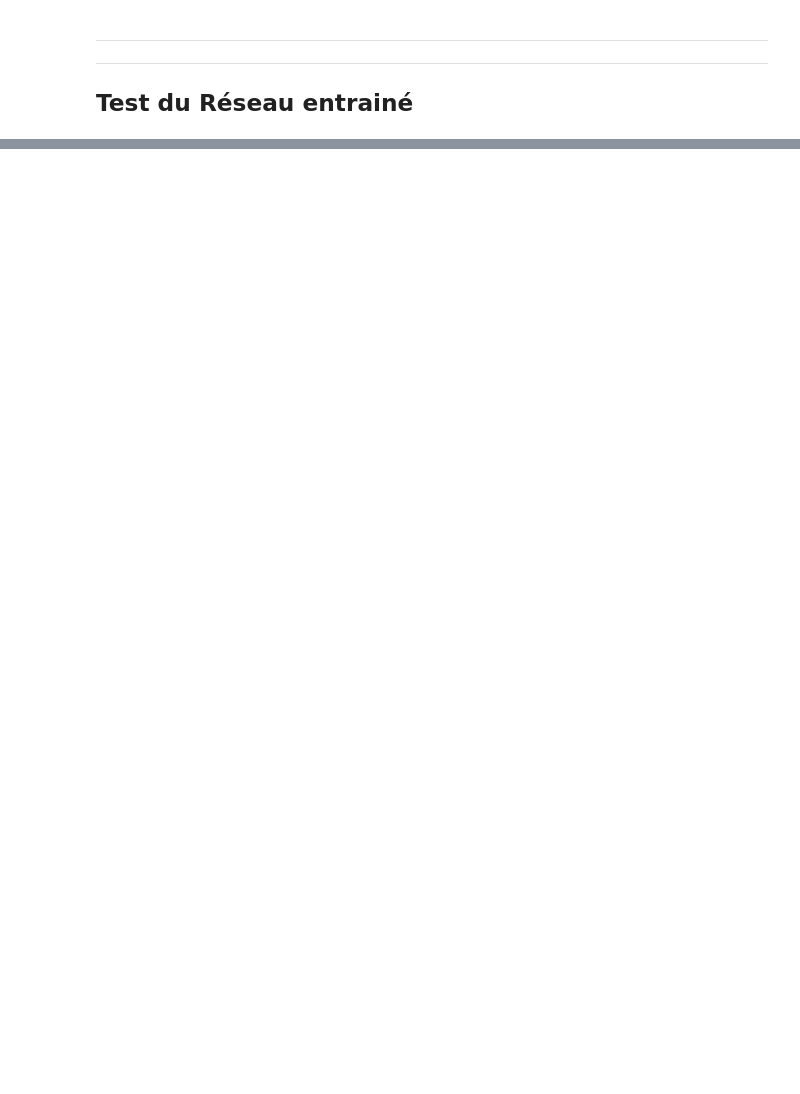
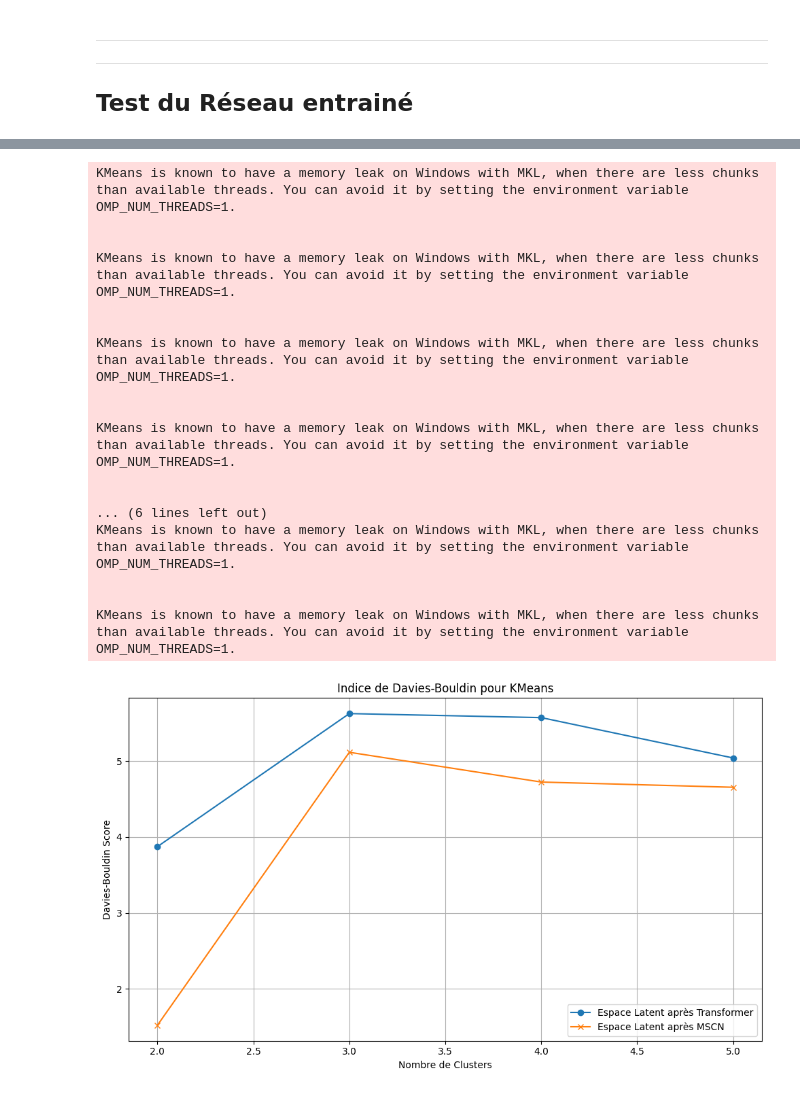
Before and after one commit to deubn31/PTI-Analyse-Classification-de-signaux-EEG, a Jupyter notebook: Classification_Non_Superviée_1.ipynb, the cells around one changed output, grey strips where cells are left out. Drawn from its saved outputs; the diff is of its cells as text; code cells hidden in the pictures; blank space fills up the shorter version.

```diff
--- a/Classification_Non_Superviée_1.ipynb
+++ b/Classification_Non_Superviée_1.ipynb
@@ -1384,0 +1629,56 @@ fig.show()
+# %%
+from sklearn.metrics import davies_bouldin_score
+
+"""
+Définition : Évalue la compacité et la séparation des clusters.
+Interprétation : Une valeur proche de 0 indique une bonne clusterisation. Une valeur supérieure à 1 indique une mauvaise clusterisation.
+"""
+
+# Initialisation de la liste pour stocker les valeurs de l'indice de Davies-Bouldin
+db_scores1 = []
+db_scores2 = []
+n_clusters = 5  # Nombre de clusters max
+
+# Calcul de l'indice de Davies-Bouldin pour les clusters de 2 à n_clusters
+for i in range(2, n_clusters + 1):
+    kmeans1 = KMeans(n_clusters=i, random_state=42)
+    kmeans2 = KMeans(n_clusters=i, random_state=42)
+    kmeans1.fit(latentspace1)
+    kmeans2.fit(latentspace2)
+    labels1 = kmeans1.labels_  # Récupérer les étiquettes des clusters pour latentspace1
+    labels2 = kmeans2.labels_  # Récupérer les étiquettes des clusters pour latentspace2
+    db_score1 = davies_bouldin_score(latentspace1, labels1)  # Calculer l'indice pour latentspace1
+    db_score2 = davies_bouldin_score(latentspace2, labels2)  # Calculer l'indice pour latentspace2
+    db_scores1.append(db_score1)
+    db_scores2.append(db_score2)
+
+# Tracer la courbe de l'indice de Davies-Bouldin
+plt.figure(figsize=(10, 6))
+plt.plot(range(2, n_clusters + 1), db_scores1, marker='o', label='Espace Latent après Transformer')
+plt.plot(range(2, n_clusters + 1), db_scores2, marker='x', label='Espace Latent après MSCN')
+plt.title('Indice de Davies-Bouldin pour KMeans')
+plt.xlabel('Nombre de Clusters')
+plt.ylabel('Davies-Bouldin Score')
+plt.legend()
+plt.grid()
+plt.tight_layout()
+plt.show()
+# %% [output]
+KMeans is known to have a memory leak on Windows with MKL, when there are less chunks than available threads. You can avoid it by setting the environment variable OMP_NUM_THREADS=1.
+
+
+KMeans is known to have a memory leak on Windows with MKL, when there are less chunks than available threads. You can avoid it by setting the environment variable OMP_NUM_THREADS=1.
+
+
+KMeans is known to have a memory leak on Windows with MKL, when there are less chunks than available threads. You can avoid it by setting the environment variable OMP_NUM_THREADS=1.
+
+
+KMeans is known to have a memory leak on Windows with MKL, when there are less chunks than available threads. You can avoid it by setting the environment variable OMP_NUM_THREADS=1.
+
+
+... (6 lines left out)
+KMeans is known to have a memory leak on Windows with MKL, when there are less chunks than available threads. You can avoid it by setting the environment variable OMP_NUM_THREADS=1.
+
+
+KMeans is known to have a memory leak on Windows with MKL, when there are less chunks than available threads. You can avoid it by setting the environment variable OMP_NUM_THREADS=1.
+[figure, added]
```
Also changed, not shown: parts of 23 cells of this notebook.
